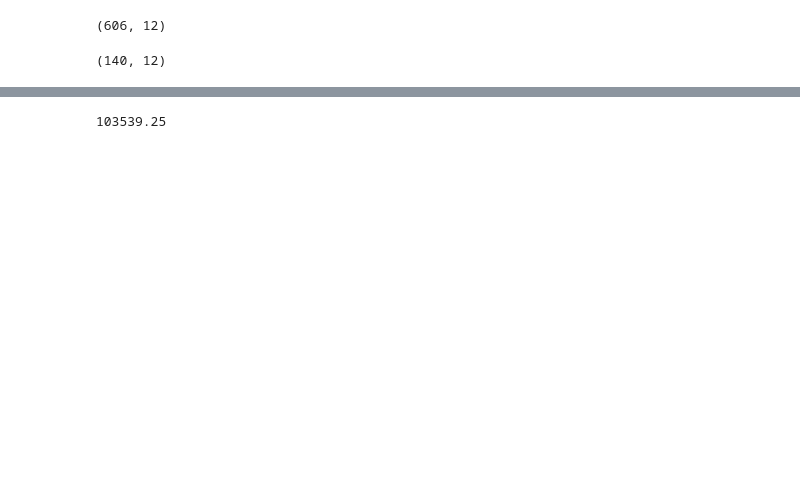
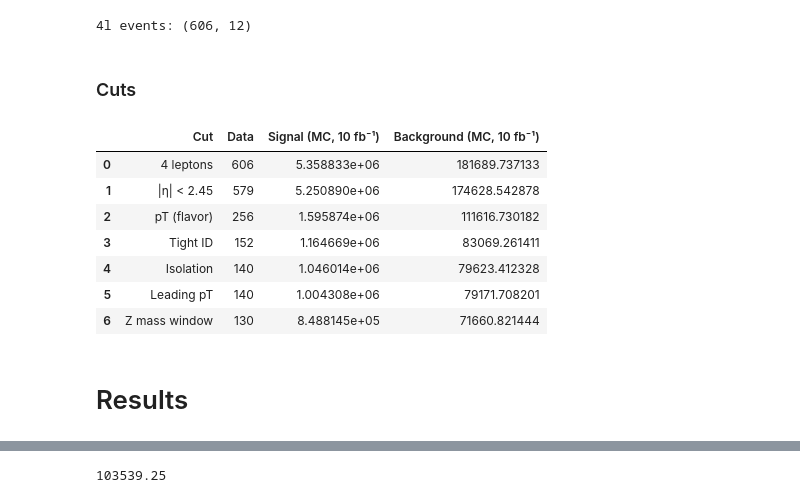
Before and after one commit to alex-call/Physics-129-Final-Project, a Jupyter notebook: Phys129_Final (1).ipynb, the cells around one changed output, grey strips where cells are left out. Saved outputs shown, nothing was run; the diff lists cells and outputs as text; code cells hidden in the pictures; blank space fills up the shorter version.

```diff
--- a/Phys129_Final (1).ipynb
+++ b/Phys129_Final (1).ipynb
@@ -49,22 +60,23 @@ Index(['lep_charge', 'lep_pt', 'lep_eta', 'lep_phi', 'lep_E', 'lep_type',
 # %%
-### sorting out the 4l events
+# Require exactly four leptons forming 4e, 4mu, or 2e2mu final states
 def lep_channel(lep_type):
     lep_type = np.array(lep_type)
     n_e  = np.sum(lep_type == 11)
     n_mu = np.sum(lep_type == 13)
-
     return (n_e == 4) or (n_mu == 4) or (n_e == 2 and n_mu == 2)
 
-mask = df['lep_type'].apply(lep_channel)
-data1 = df[mask]
+mask_data = df['lep_type'].apply(lep_channel)
+mask_sig  = df_sig['lep_type'].apply(lep_channel)
+mask_bkg  = df_bkg['lep_type'].apply(lep_channel)
 
-mask = df_sig['lep_type'].apply(lep_channel)
-sig1 = df_sig[mask]
+# 4-lepton data
+data_4l = df[mask_data]
+sig_4l  = df_sig[mask_sig]
+bkg_4l  = df_bkg[mask_bkg]
 
-mask = df_bkg['lep_type'].apply(lep_channel)
-bkg1 = df_bkg[mask]
-
-print(np.shape(data1))
+print("4l events:", data_4l.shape)
 # %% [output]
-(606, 12)
+4l events: (606, 12)
+# %% [markdown]
+### Cuts
 # %%
@@ -113,4 +161,0 @@ bkg2  = bkg1[bkg1.apply(cuts, axis=1)]
-# %%
-print(np.shape(data2))
-# %% [output]
-(140, 12)
@@ -172,0 +162,52 @@ print(np.shape(data3))
+# %%
+# Sequential application of cuts (for cutflow)
+cuts = [
+    ("4 leptons", None),
+    ("|η| < 2.45", cut_eta),
+    ("pT (flavor)", cut_pt_flavor),
+    ("Tight ID", cut_tight_id),
+    ("Isolation", cut_isolation),
+    ("Leading pT", cut_leading_pt),
+    ("Z mass window", z_mass_cut),
+]
+
+def apply_cut(df, cut_func):
+    if cut_func is None:
+        return df
+    return df[df.apply(cut_func, axis=1)]
+
+# Containers for cutflow
+cutflow = []
+
+data_tmp, sig_tmp, bkg_tmp = data_4l, sig_4l, bkg_4l
+
+for name, func in cuts:
+    data_tmp = apply_cut(data_tmp, func)
+    sig_tmp  = apply_cut(sig_tmp, func)
+    bkg_tmp  = apply_cut(bkg_tmp, func)
+
+    cutflow.append({
+        "Cut": name,
+        "Data": len(data_tmp),
+        "Signal (MC, 10 fb⁻¹)": sig_tmp['weight'].sum(),
+        "Background (MC, 10 fb⁻¹)": bkg_tmp['weight'].sum()
+    })
+
+# Final selected datasets (after all cuts)
+data_sel = data_tmp
+sig_sel  = sig_tmp
+bkg_sel  = bkg_tmp
+
+cutflow_df = pd.DataFrame(cutflow)
+cutflow_df
+# %% [output]
+|  | Cut | Data | Signal (MC, 10 fb⁻¹) | Background (MC, 10 fb⁻¹) |
+| 0 | 4 leptons | 606 | 5.358833e+06 | 181689.737133 |
+| 1 | |η| < 2.45 | 579 | 5.250890e+06 | 174628.542878 |
+| 2 | pT (flavor) | 256 | 1.595874e+06 | 111616.730182 |
+| 3 | Tight ID | 152 | 1.164669e+06 | 83069.261411 |
+| 4 | Isolation | 140 | 1.046014e+06 | 79623.412328 |
+| 5 | Leading pT | 140 | 1.004308e+06 | 79171.708201 |
+| 6 | Z mass window | 130 | 8.488145e+05 | 71660.821444 |
+# %% [markdown]
+# Results
```
Also changed, not shown: parts of 25 cells of this notebook.
